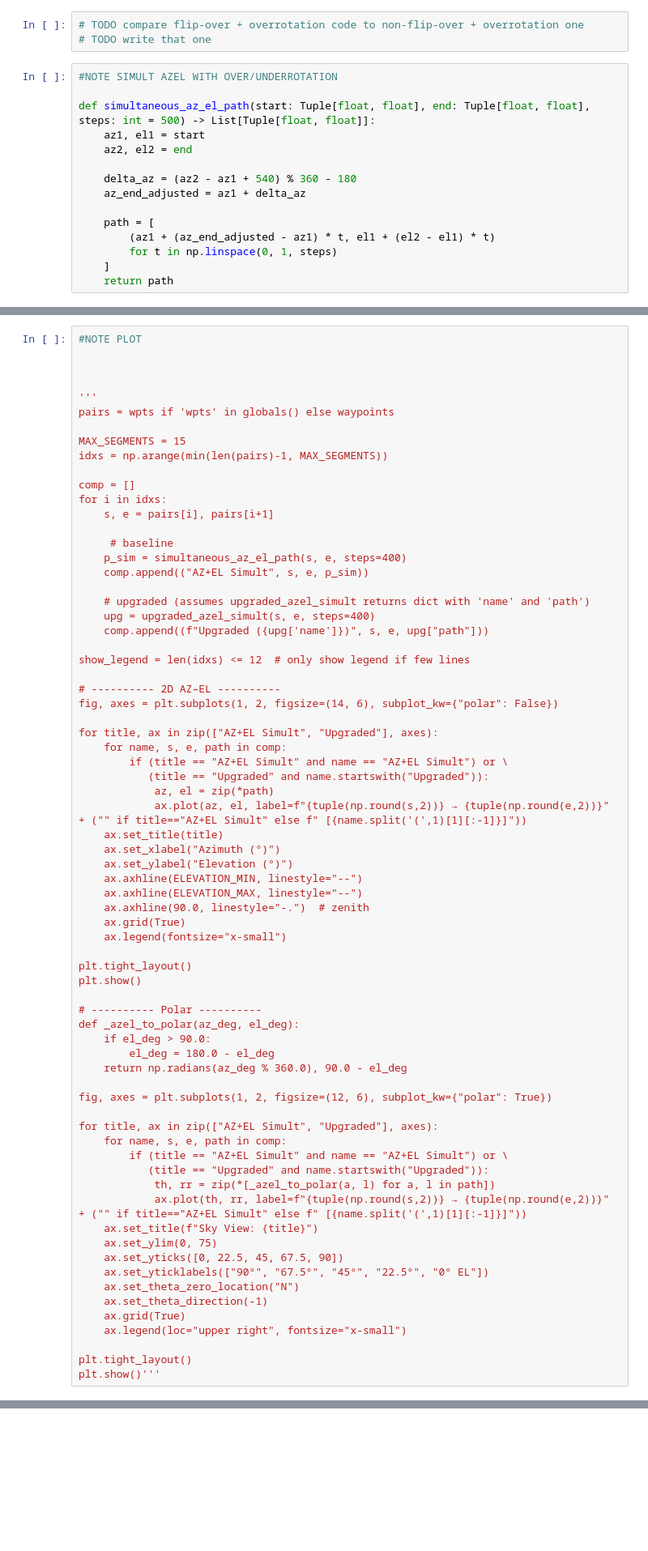
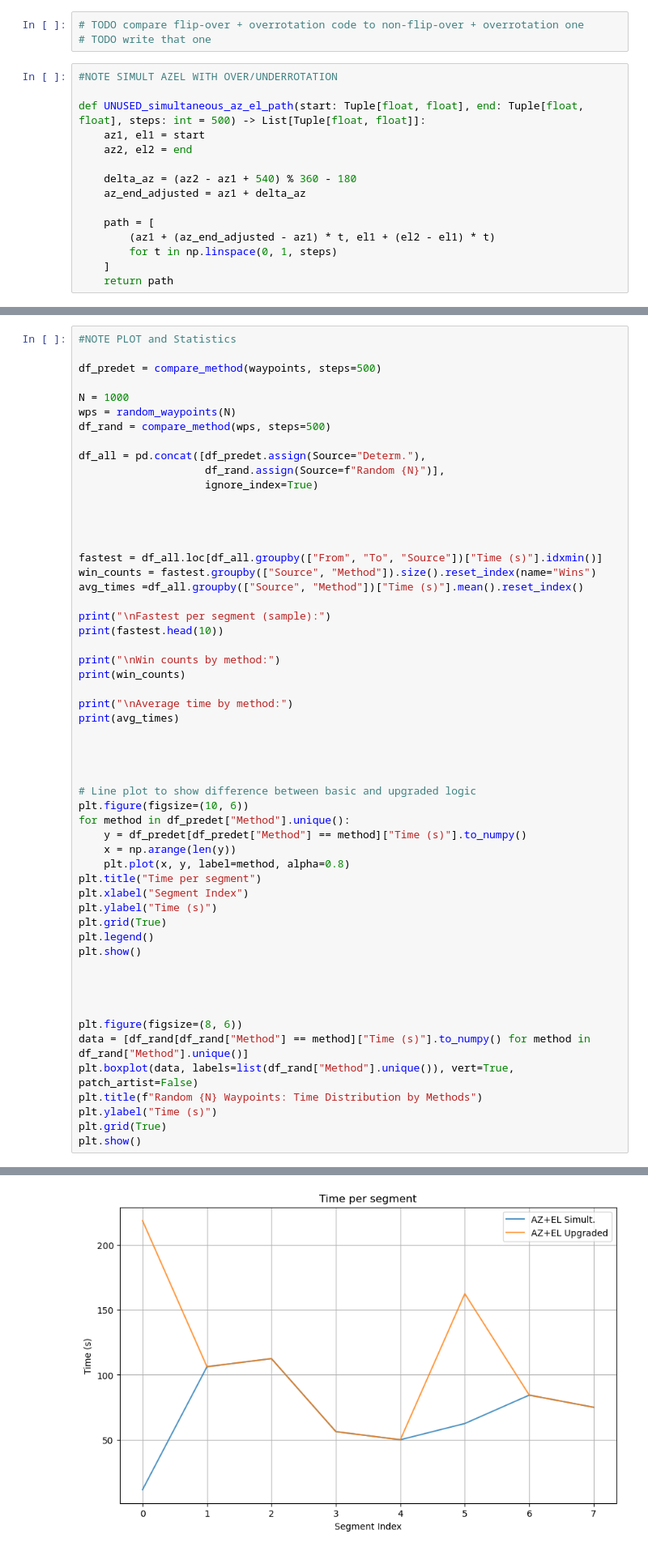
Before and after one commit to S-Wimmer1/Going-the-short-way, a Jupyter notebook: radtel.ipynb, the cells around one changed output, grey strips where cells are left out. Shown at 81% size. Saved outputs shown, nothing was run; the diff lists cells and outputs as text; blank space fills up the shorter version.

```diff
--- a/radtel.ipynb
+++ b/radtel.ipynb
@@ -450,7 +450,7 @@ Name: Time (s), dtype: float64
 # %%
 #NOTE SIMULT AZEL WITH OVER/UNDERROTATION
 
-def simultaneous_az_el_path(start: Tuple[float, float], end: Tuple[float, float], steps: int = 500) -> List[Tuple[float, float]]:
+def UNUSED_simultaneous_az_el_path(start: Tuple[float, float], end: Tuple[float, float], steps: int = 500) -> List[Tuple[float, float]]:
     az1, el1 = start
     az2, el2 = end
 
@@ -725,72 +638,56 @@ def crosses_90(el1, el2):
 # %%
-#NOTE PLOT
+#NOTE PLOT and Statistics
+
+df_predet = compare_method(waypoints, steps=500)
+
+N = 1000
+wps = random_waypoints(N)
+df_rand = compare_method(wps, steps=500)
+
+df_all = pd.concat([df_predet.assign(Source="Determ."),
+                    df_rand.assign(Source=f"Random {N}")],
+                    ignore_index=True)
 
 
 
-'''
-pairs = wpts if 'wpts' in globals() else waypoints
 
-MAX_SEGMENTS = 15
-idxs = np.arange(min(len(pairs)-1, MAX_SEGMENTS))
+fastest = df_all.loc[df_all.groupby(["From", "To", "Source"])["Time (s)"].idxmin()]
+win_counts = fastest.groupby(["Source", "Method"]).size().reset_index(name="Wins")
+avg_times =df_all.groupby(["Source", "Method"])["Time (s)"].mean().reset_index()
 
-comp = []
-for i in idxs:
-    s, e = pairs[i], pairs[i+1]
+print("\nFastest per segment (sample):")
+print(fastest.head(10))
 
-     # baseline
-    p_sim = simultaneous_az_el_path(s, e, steps=400)
-    comp.append(("AZ+EL Simult", s, e, p_sim))
+print("\nWin counts by method:")
+print(win_counts)
 
-    # upgraded (assumes upgraded_azel_simult returns dict with 'name' and 'path')
-    upg = upgraded_azel_simult(s, e, steps=400)
-    comp.append((f"Upgraded ({upg['name']})", s, e, upg["path"]))
+print("\nAverage time by method:")
+print(avg_times)
 
-show_legend = len(idxs) <= 12  # only show legend if few lines
 
-# ---------- 2D AZ–EL ----------
-fig, axes = plt.subplots(1, 2, figsize=(14, 6), subplot_kw={"polar": False})
 
-for title, ax in zip(["AZ+EL Simult", "Upgraded"], axes):
-    for name, s, e, path in comp:
-        if (title == "AZ+EL Simult" and name == "AZ+EL Simult") or \
-           (title == "Upgraded" and name.startswith("Upgraded")):
-            az, el = zip(*path)
-            ax.plot(az, el, label=f"{tuple(np.round(s,2))} → {tuple(np.round(e,2))}" + ("" if title=="AZ+EL Simult" else f" [{name.split('(',1)[1][:-1]}]"))
-    ax.set_title(title)
-    ax.set_xlabel("Azimuth (°)")
-    ax.set_ylabel("Elevation (°)")
-    ax.axhline(ELEVATION_MIN, linestyle="--")
-    ax.axhline(ELEVATION_MAX, linestyle="--")
-    ax.axhline(90.0, linestyle="-.")  # zenith
-    ax.grid(True)
-    ax.legend(fontsize="x-small")
 
-plt.tight_layout()
+# Line plot to show difference between basic and upgraded logic
+plt.figure(figsize=(10, 6))
+for method in df_predet["Method"].unique():
+    y = df_predet[df_predet["Method"] == method]["Time (s)"].to_numpy()
+    x = np.arange(len(y))
+    plt.plot(x, y, label=method, alpha=0.8)
+plt.title("Time per segment")
+plt.xlabel("Segment Index")
+plt.ylabel("Time (s)")
+plt.grid(True)
+plt.legend()
 plt.show()
 
-# ---------- Polar ----------
-def _azel_to_polar(az_deg, el_deg):
-    if el_deg > 90.0:
-        el_deg = 180.0 - el_deg
-    return np.radians(az_deg % 360.0), 90.0 - el_deg
 
-fig, axes = plt.subplots(1, 2, figsize=(12, 6), subplot_kw={"polar": True})
 
-for title, ax in zip(["AZ+EL Simult", "Upgraded"], axes):
-    for name, s, e, path in comp:
-        if (title == "AZ+EL Simult" and name == "AZ+EL Simult") or \
-           (title == "Upgraded" and name.startswith("Upgraded")):
-            th, rr = zip(*[_azel_to_polar(a, l) for a, l in path])
-            ax.plot(th, rr, label=f"{tuple(np.round(s,2))} → {tuple(np.round(e,2))}" + ("" if title=="AZ+EL Simult" else f" [{name.split('(',1)[1][:-1]}]"))
-    ax.set_title(f"Sky View: {title}")
-    ax.set_ylim(0, 75)
-    ax.set_yticks([0, 22.5, 45, 67.5, 90])
-    ax.set_yticklabels(["90°", "67.5°", "45°", "22.5°", "0° EL"])
-    ax.set_theta_zero_location("N")
-    ax.set_theta_direction(-1)
-    ax.grid(True)
-    ax.legend(loc="upper right", fontsize="x-small")
 
-plt.tight_layout()
-plt.show()'''
+plt.figure(figsize=(8, 6))
+data = [df_rand[df_rand["Method"] == method]["Time (s)"].to_numpy() for method in df_rand["Method"].unique()]
+plt.boxplot(data, labels=list(df_rand["Method"].unique()), vert=True, patch_artist=False)
+plt.title(f"Random {N} Waypoints: Time Distribution by Methods")
+plt.ylabel("Time (s)")
+plt.grid(True)
+plt.show()
 # %% [output]
@@ -797,0 +711 @@ NameError: name 'upgraded_azel_simult' is not defined
+[figure, added]
```
Also changed, not shown: parts of 5 cells of this notebook, 2 other files.
